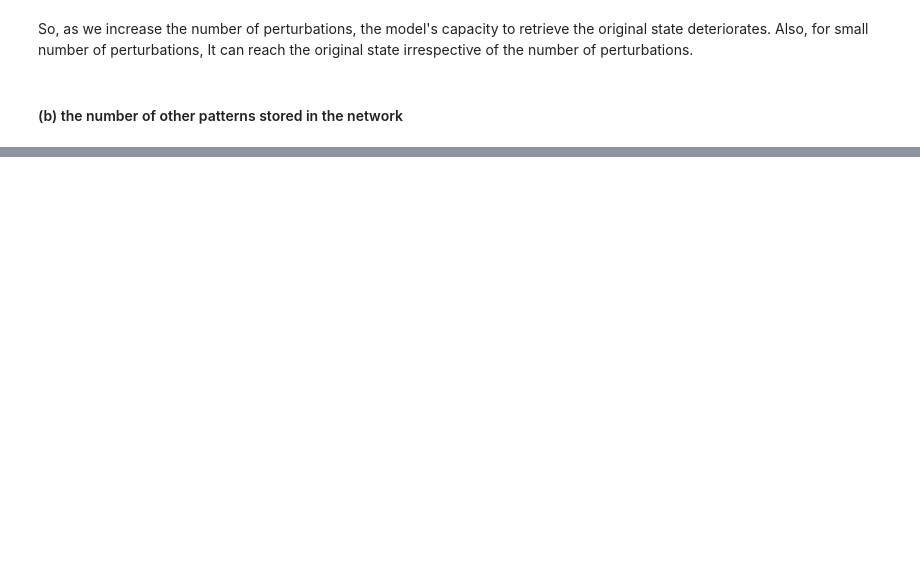
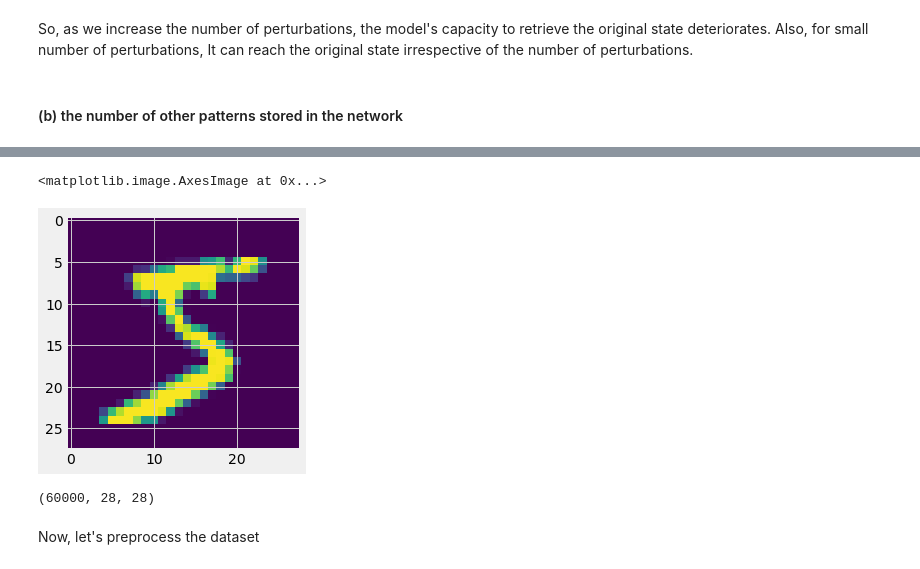
Before and after one commit to yashbg/cs786-comp-cog-sci, a Jupyter notebook: Assignment 1/190997.ipynb, the cells around one changed output, grey strips where cells are left out. Drawn from its saved outputs; the diff is of its cells as text; code cells hidden in the pictures; blank space fills up the shorter version.

```diff
--- a/Assignment 1/190997.ipynb
+++ b/Assignment 1/190997.ipynb
@@ -271,0 +311,13 @@ So, as we increase the number of perturbations, the model's capacity to retrieve
+# %%
+(X_train, y_train), (X_test, y_test) = mnist.load_data()
+# %%
+plt.imshow(X_train[0])
+# %% [output]
+<matplotlib.image.AxesImage at 0x...>
+[figure, added]
+# %%
+print(X_train.shape)
+# %% [output]
+(60000, 28, 28)
+# %% [markdown]
+Now, let's preprocess the dataset
```
Also changed, not shown: parts of 16 cells of this notebook.
